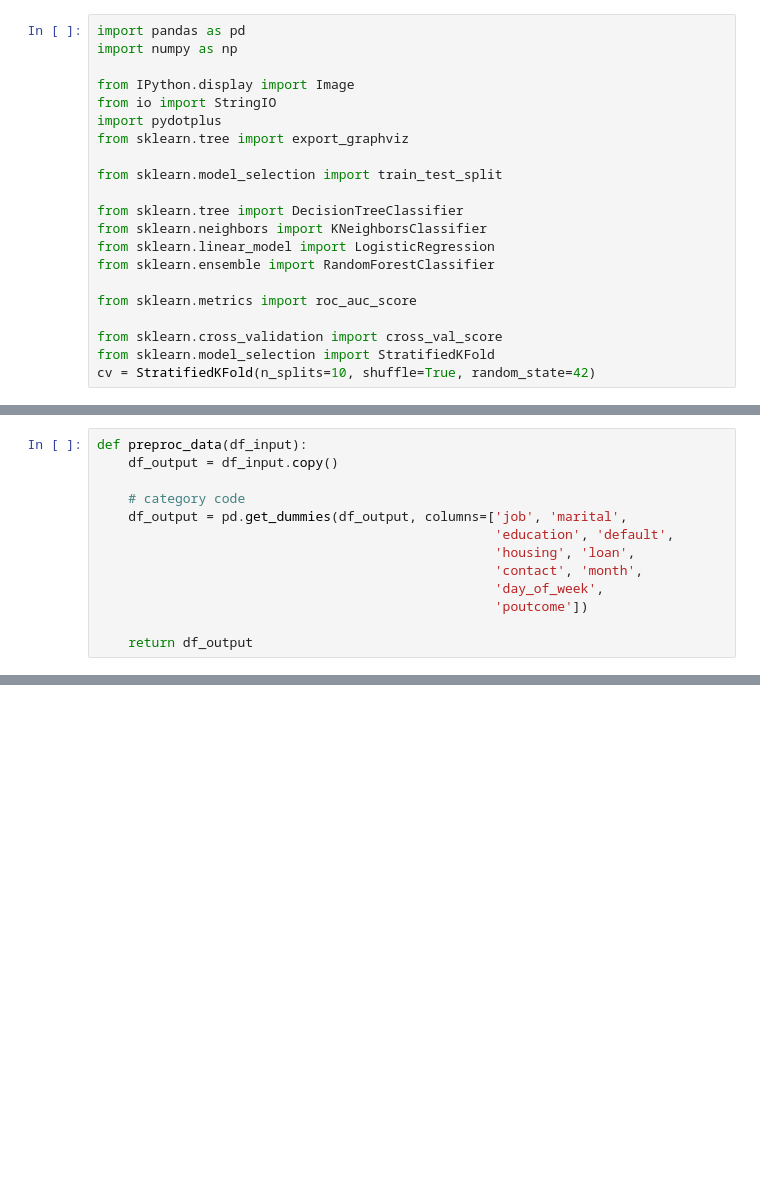
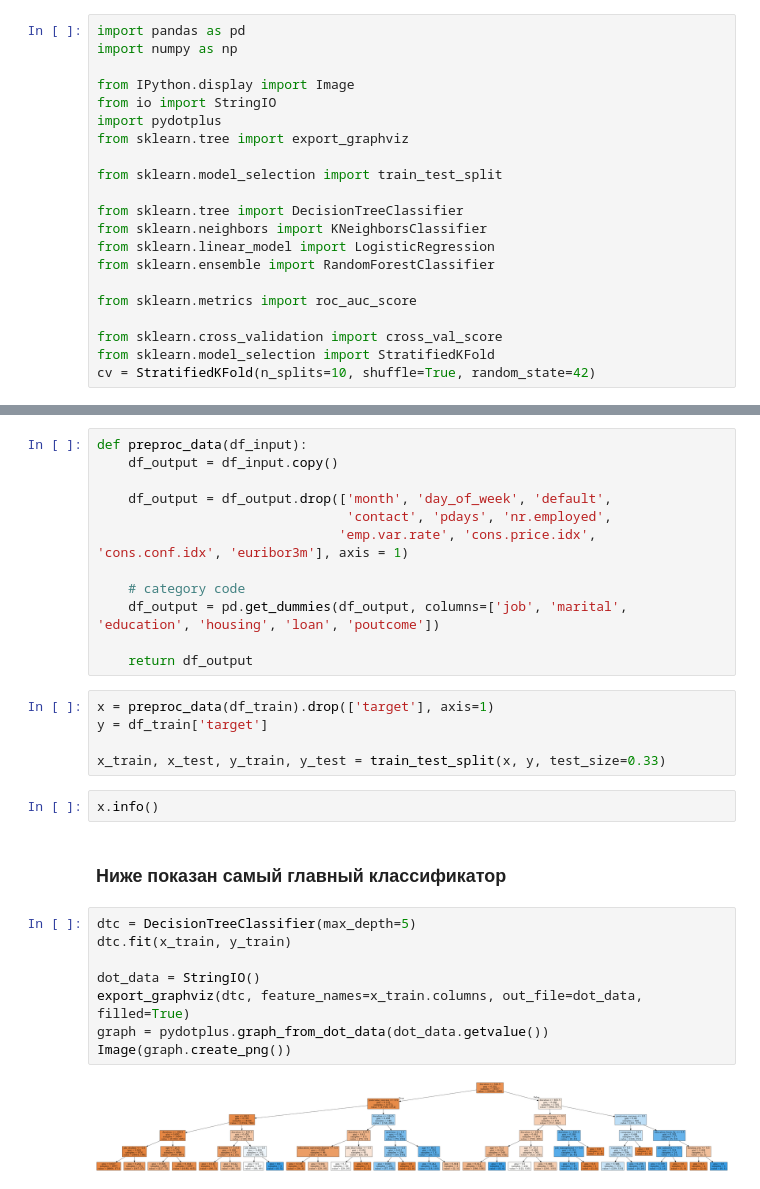
Before and after one commit to sm1ly/sfml, a Jupyter notebook: hw_03/hw_03_team03.ipynb, the cells around one changed output, grey strips where cells are left out. Saved outputs shown, nothing was run; the diff lists cells and outputs as text; blank space fills up the shorter version.

```diff
--- a/hw_03/hw_03_team03.ipynb
+++ b/hw_03/hw_03_team03.ipynb
@@ -35,13 +21,0 @@ df = df_test.append(df_train)
-# %%
-def preproc_data(df_input):
-    df_output = df_input.copy()
-
-    # category code
-    df_output = pd.get_dummies(df_output, columns=['job', 'marital',
-                                                   'education', 'default',
-                                                   'housing', 'loan',
-                                                   'contact', 'month',
-                                                   'day_of_week',
-                                                   'poutcome'])
-
-    return df_output
@@ -278,0 +61,31 @@ result['target'].to_csv('submit.csv', header=['target'])
+# %%
+def preproc_data(df_input):
+    df_output = df_input.copy()
+
+    df_output = df_output.drop(['month', 'day_of_week', 'default',
+                                'contact', 'pdays', 'nr.employed',
+                               'emp.var.rate', 'cons.price.idx', 'cons.conf.idx', 'euribor3m'], axis = 1)
+
+    # category code
+    df_output = pd.get_dummies(df_output, columns=['job', 'marital', 'education', 'housing', 'loan', 'poutcome'])
+
+    return df_output
+# %%
+x = preproc_data(df_train).drop(['target'], axis=1)
+y = df_train['target']
+
+x_train, x_test, y_train, y_test = train_test_split(x, y, test_size=0.33)
+# %%
+x.info()
+# %% [markdown]
+### Ниже показан самый главный классификатор
+# %%
+dtc = DecisionTreeClassifier(max_depth=5)
+dtc.fit(x_train, y_train)
+
+dot_data = StringIO()
+export_graphviz(dtc, feature_names=x_train.columns, out_file=dot_data, filled=True)
+graph = pydotplus.graph_from_dot_data(dot_data.getvalue())
+Image(graph.create_png())
+# %% [output]
+[figure, added]
```
Also changed, not shown: parts of 58 cells of this notebook, 1 other file.
